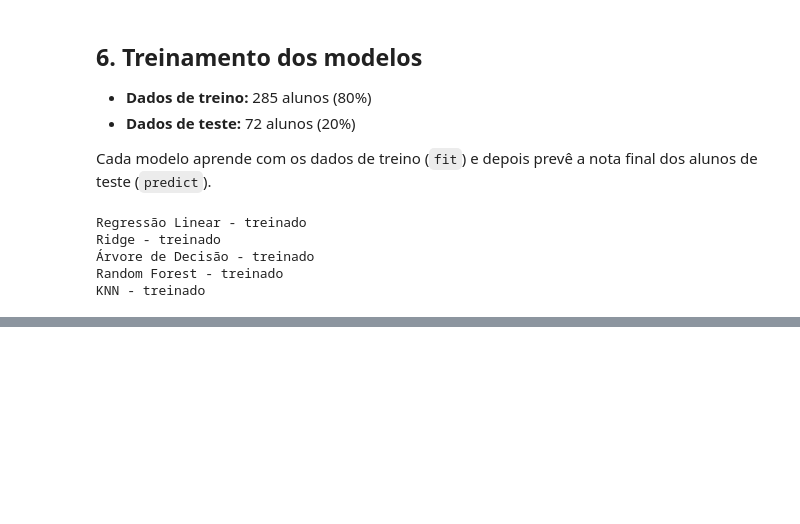
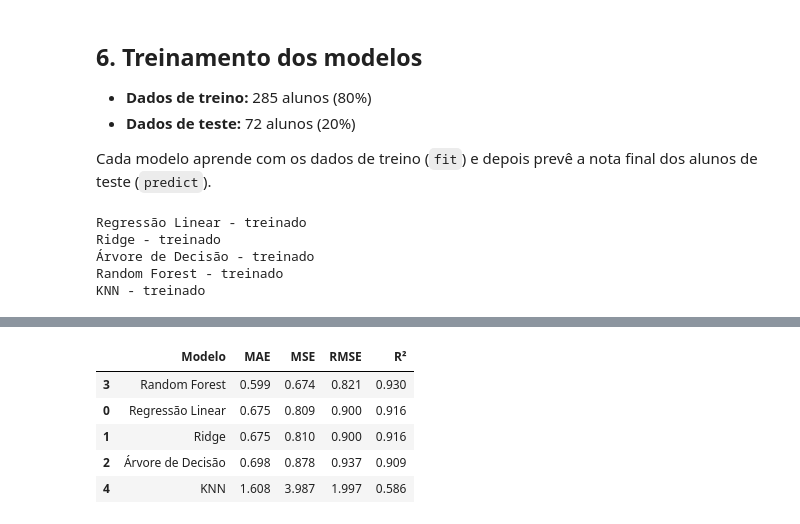
Before and after one commit to JlucasFaria/projeto-ml, a Jupyter notebook: notebooks/04_notas_alunos.ipynb, the cells around one changed output, grey strips where cells are left out. Saved outputs shown, nothing was run; the diff lists cells and outputs as text; code cells hidden in the pictures; blank space fills up the shorter version.

```diff
--- a/notebooks/04_notas_alunos.ipynb
+++ b/notebooks/04_notas_alunos.ipynb
@@ -259,0 +269,23 @@ KNN - treinado
+# %%
+from sklearn.metrics import mean_absolute_error, mean_squared_error, r2_score
+
+resultados = []
+for nome, y_prev in previsoes.items():
+    mse = mean_squared_error(y_teste, y_prev)
+    resultados.append({
+        'Modelo': nome,
+        'MAE': mean_absolute_error(y_teste, y_prev),
+        'MSE': mse,
+        'RMSE': np.sqrt(mse),
+        'R²': r2_score(y_teste, y_prev)
+    })
+
+tabela = pd.DataFrame(resultados).sort_values('R²', ascending=False)
+tabela.round(3)
+# %% [output]
+|  | Modelo | MAE | MSE | RMSE | R² |
+| 3 | Random Forest | 0.599 | 0.674 | 0.821 | 0.930 |
+| 0 | Regressão Linear | 0.675 | 0.809 | 0.900 | 0.916 |
+| 1 | Ridge | 0.675 | 0.810 | 0.900 | 0.916 |
+| 2 | Árvore de Decisão | 0.698 | 0.878 | 0.937 | 0.909 |
+| 4 | KNN | 1.608 | 3.987 | 1.997 | 0.586 |
```
Also changed, not shown: parts of 7 cells of this notebook.
